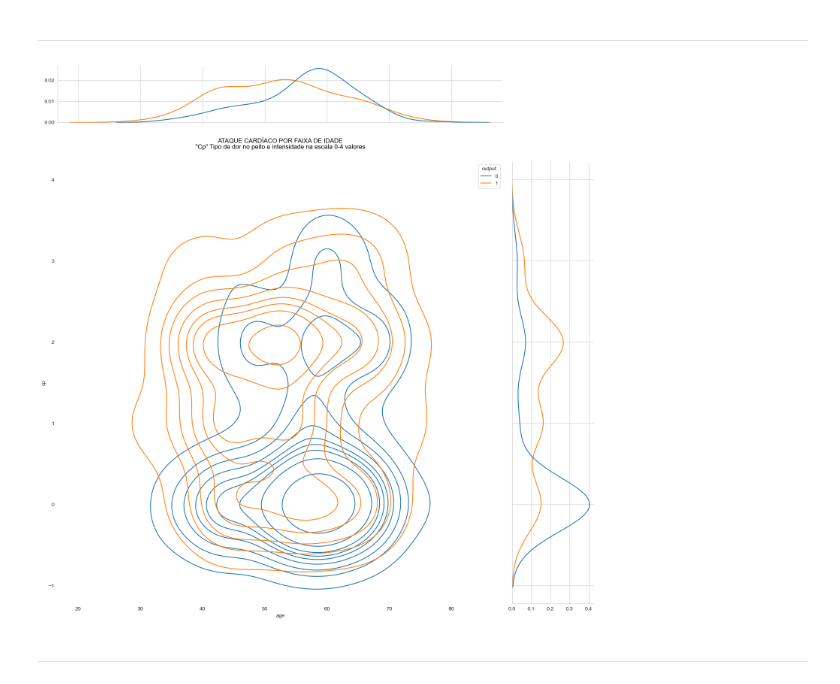
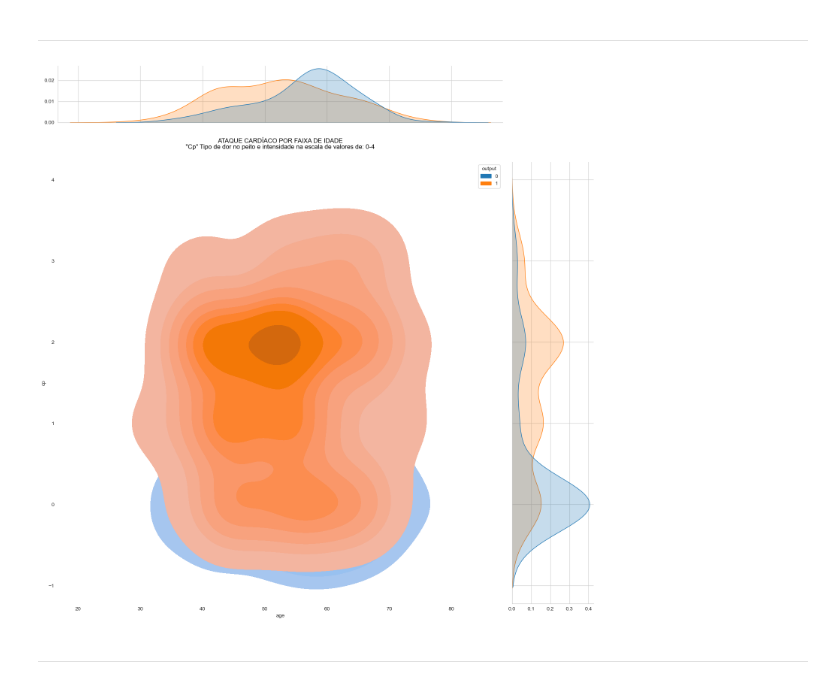
Before and after one commit to fabian-gib-50/Projeto-ataque-cardiaco, a Jupyter notebook: notebooks/Projeto-heart-attack.ipynb, the cells around one changed output. Cells and saved outputs as stored; diff of their text form; code cells hidden in the pictures.

```diff
--- a/notebooks/Projeto-heart-attack.ipynb
+++ b/notebooks/Projeto-heart-attack.ipynb
@@ -882,19 +882,19 @@ ___
 # %%
 # Plot resultados dos exames e coleta dos dados da variável frequencia maxima cardiaca
 
-sns.jointplot(x='age', y ='cp', hue="output", data=df_raw, kind='kde',color='Red', height=15, ratio=5, marginal_ticks=True),
+sns.jointplot(x='age', y ='cp', hue="output", data=df_raw, kind='kde', fill=True, color='Red', height=15, ratio=5, marginal_ticks=True),
 
 plt.title('\nATAQUE CARDÍACO POR FAIXA DE IDADE\n'
-          '"Cp" Tipo de dor no peito e intensidade na escala 0-4 valores',
+          '"Cp" Tipo de dor no peito e intensidade na escala de valores de: 0-4',
                                                      pad=25, color='Black', fontsize=12)
 
 gca()
 plt.grid( False )
 plt.box( False )
 
 plt.tight_layout();
 # %% [output]
-[figure, old version]
+[figure, new version]
 # %% [markdown]
 ___
 # %%
```
Also changed, not shown: parts of 10 cells of this notebook.
